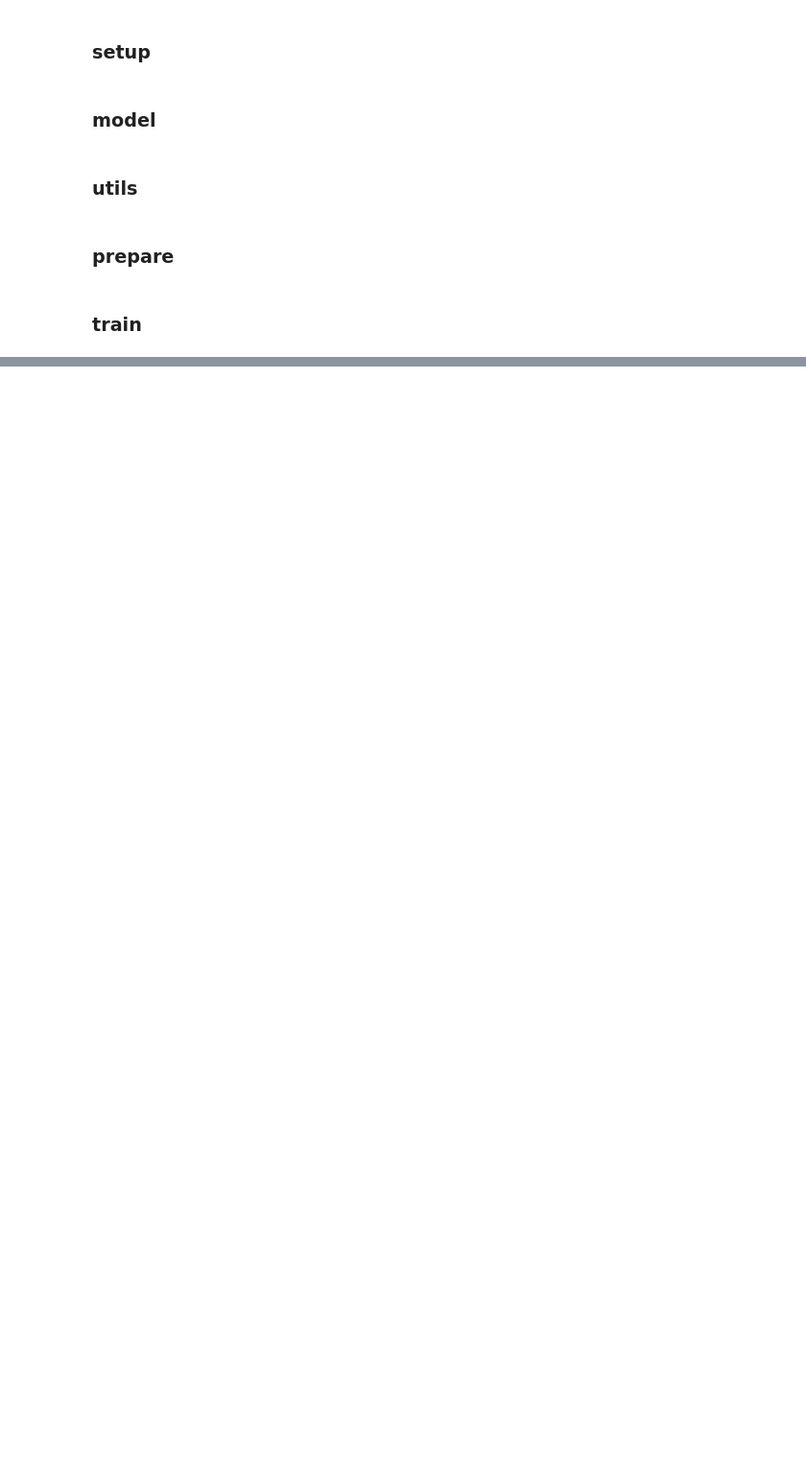
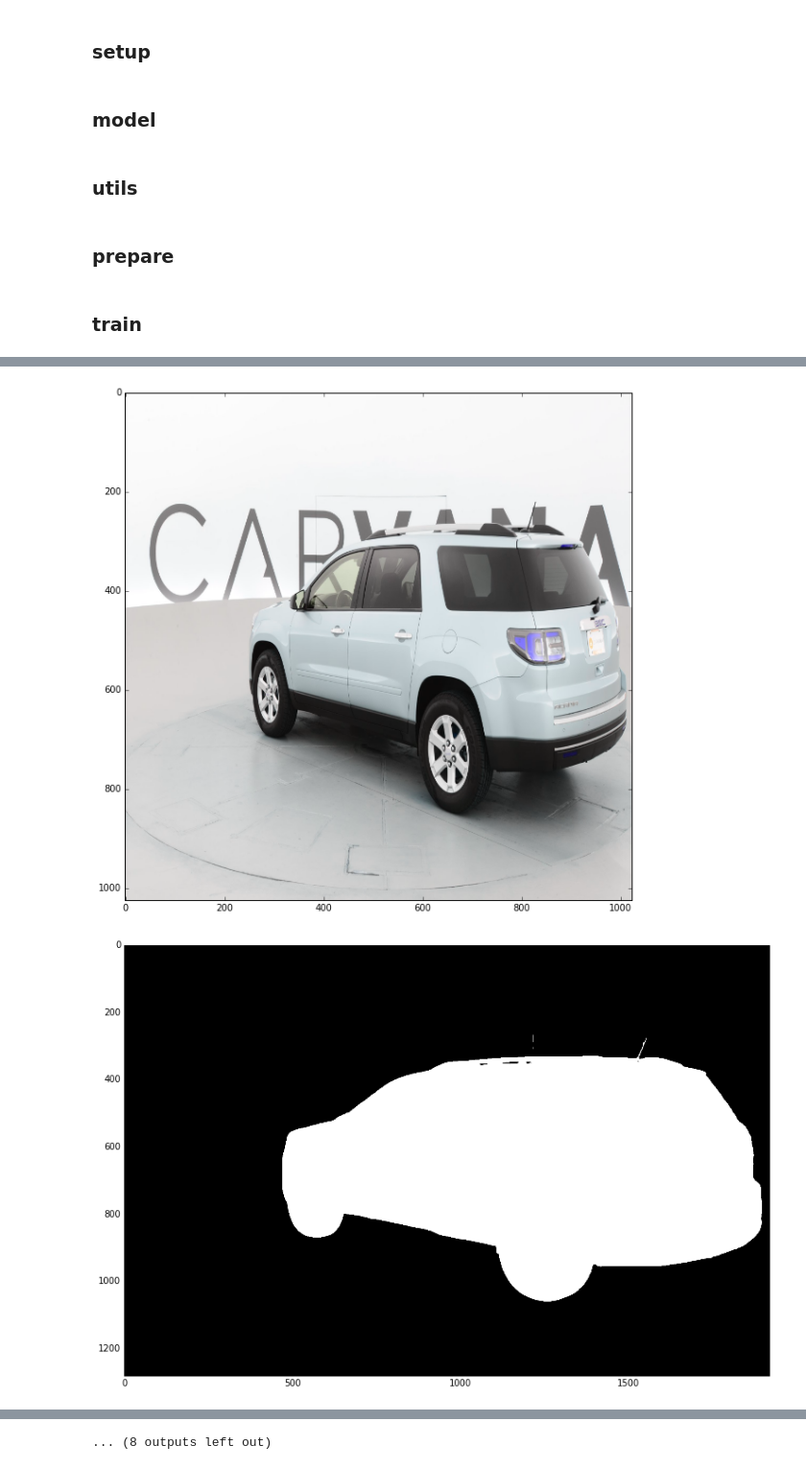
Before and after one commit to fehiepsi/carvana-image-masking-challenge, a Jupyter notebook: executable/d-unet.ipynb, the cells around one changed output, grey strips where cells are left out. Shown at 96% size. Cells and saved outputs as stored; diff of their text form; code cells hidden in the pictures; blank space fills up the shorter version.

```diff
--- a/executable/d-unet.ipynb
+++ b/executable/d-unet.ipynb
@@ -63,13 +64,13 @@ if args.split_data:
     random.shuffle(files)
     for filename in files[:4320]:
         image = cv2.imread('../data/train_hq/' + filename)
-        image = cv2.resize(image, (1024, 1024), interpolation=cv2.INTER_AREA)
+        image = cv2.resize(image, (1024, 1024))
         cv2.imwrite(os.path.join(args.train_path, filename), image)
         mask_filename = '../data/train_masks/' + filename.replace('.jpg', '_mask.png')
         shutil.copy2(mask_filename, args.train_masks_path)
     for filename in files[4320:]:
         image = cv2.imread('../data/train_hq/' + filename)
-        image = cv2.resize(image, (1024, 1024), interpolation=cv2.INTER_AREA)
+        image = cv2.resize(image, (1024, 1024))
         cv2.imwrite(os.path.join(args.val_path, filename), image)
         mask_filename = '../data/train_masks/' + filename.replace('.jpg', '_mask.png')
         shutil.copy2(mask_filename, args.val_masks_path)
@@ -259,6 +260,7 @@ class CarDataset(Dataset):
         name  = self.img_names[index]
         file  = os.path.join(self.img_path, name)
         img   = cv2.imread(file)
+        img = cv2.resize(img, (1024, 1024))
         image = img / 255
         return image, name
 
@@ -277,7 +279,7 @@ class CarDataset(Dataset):
         return image, label
 
     def get_test_item(self, index):
-        image = self.get_image(index)
+        image, _ = self.get_image(index)
         image = image_to_tensor(image)
         return image
 
@@ -362,9 +370,17 @@ def test(test_loader, model, threshold=0.5):
         imgs = Variable(imgs, volatile= True)
         outputs = model(imgs)
         outputs = outputs > threshold
-        for j in range(outputs.size(0)):
-            rle = rle_encode(outputs[j, :, :].data.cpu().numpy())
-            list_rle.append(' '.join(str(x) for x in rle))
+        plt.figure(figsize=(10, 10))
+        plt.imshow(imgs[0, :, :, :].data.cpu().numpy().transpose((1, 2, 0)))
+        plt.show()
+        plt.figure(figsize=(13,19))
+        plt.imshow(outputs[0, :, :].data.cpu().numpy(), cmap='gray')
+        plt.show()
+        if i == 10:
+            break
+#        for j in range(outputs.size(0)):
+#            rle = rle_encode(outputs[j, :, :].data.cpu().numpy())
+#            list_rle.append(' '.join(str(x) for x in rle))
 
         if i % args.log_every == 0:
             print("   % Time: {:4.0f}s | Image: {:6d} / {}"
@@ -413,9 +425,13 @@ else:
+# %%
+test_dataset = CarDataset(args.test_path, transform=[], mode='test')
+test_loader = DataLoader(test_dataset, batch_size=args.batch_size, shuffle=True)
 # %%
 if args.test:
-    test_dataset = CarDataset(args.test_path, transform=[], mode='test')
-    test_loader = DataLoader(test_dataset, batch_size=args.batch_size)
     list_rle = test(test_loader, model)
 
-    df = pd.DataFrame({"img": test_dataset.img_names, "rle_mask": list_rle})
-    submiss_path = os.path.join(args.intermediate_path, "submission.csv")
-    df.to_csv(submiss_path, index=False)
+#    df = pd.DataFrame({"img": test_dataset.img_names, "rle_mask": list_rle})
+#    submiss_path = os.path.join(args.intermediate_path, "submission.csv")
+#    df.to_csv(submiss_path, index=False)
+# %% [output]
+[figure, added]
+[figure, added]
@@ -421,0 +448 @@ if args.test:
+... (8 outputs left out)
```
Also changed, not shown: parts of 7 cells of this notebook, 1 other file.
